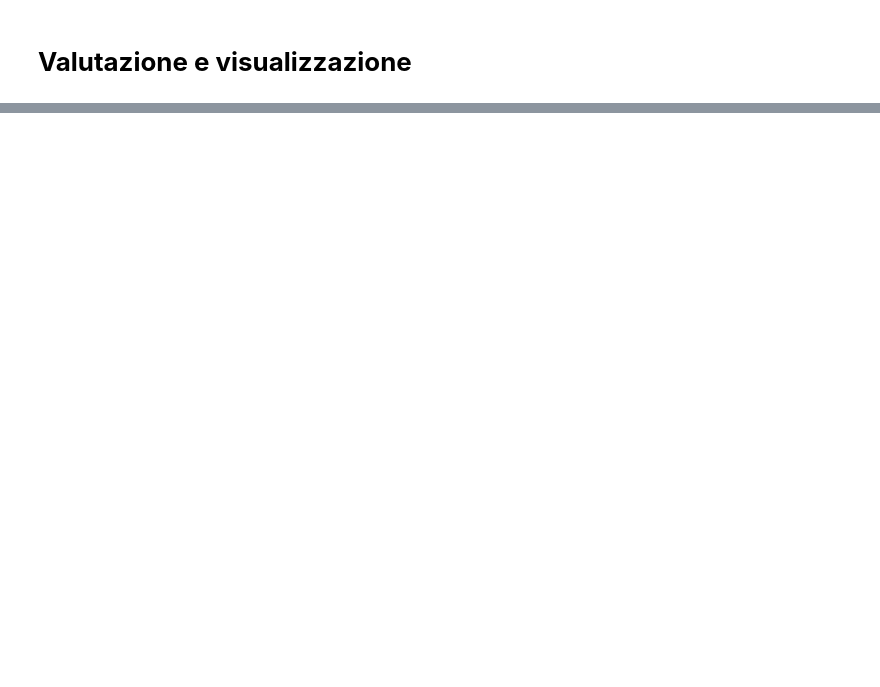
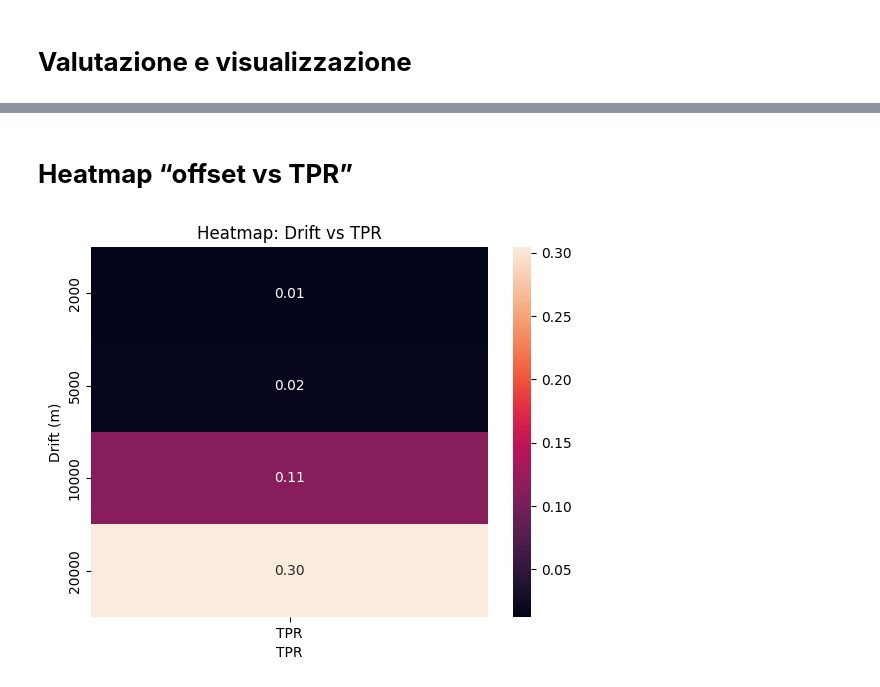
Before and after one commit to matteraggi/maritimeAIS, a Jupyter notebook: TrainingAIS.ipynb, the cells around one changed output, grey strips where cells are left out. Drawn from its saved outputs; the diff is of its cells as text; code cells hidden in the pictures; blank space fills up the shorter version.

```diff
--- a/TrainingAIS.ipynb
+++ b/TrainingAIS.ipynb
@@ -362,0 +657,9 @@ Tasso rilevamento: >90% con drift marcato.
+# %% [markdown]
+# **Heatmap “offset vs TPR”**
+# %%
+data = pd.DataFrame(results, columns=["drift_m", "TPR"])
+sns.heatmap(data.pivot_table(index="drift_m", values="TPR"), annot=True, fmt=".2f")
+plt.title("Heatmap: Drift vs TPR"); plt.xlabel("TPR"); plt.ylabel("Drift (m)")
+plt.show()
+# %% [output]
+[figure, added]
```
Also changed, not shown: parts of 36 cells of this notebook.
